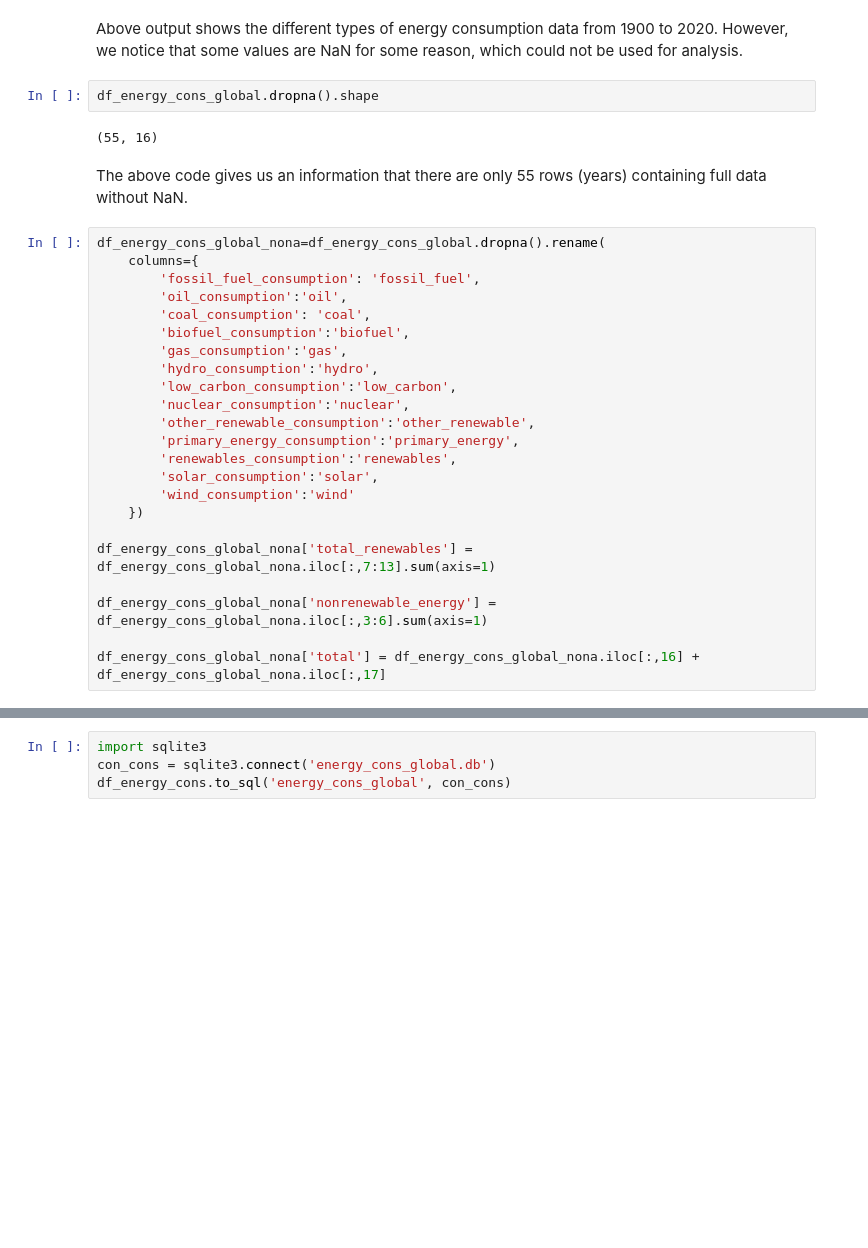
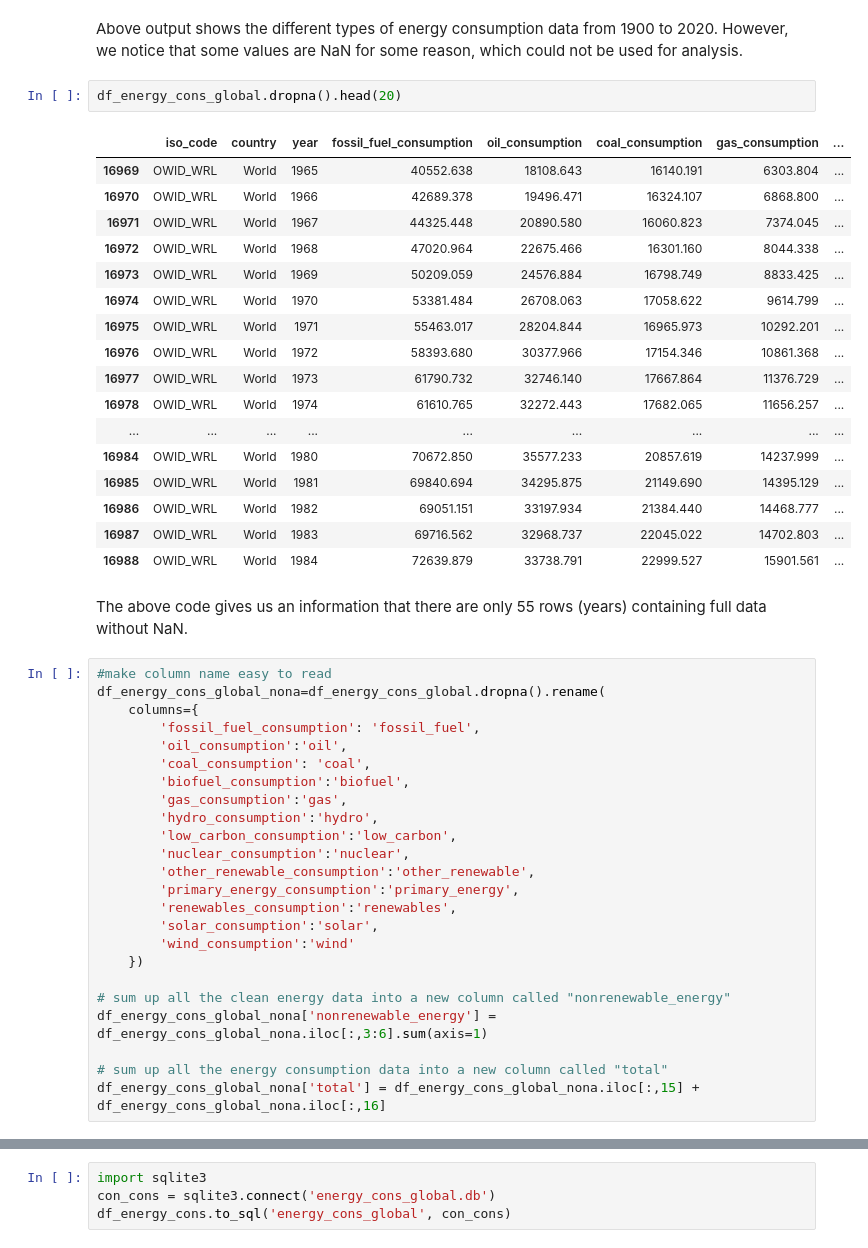
Before and after one commit to AIXjing/energy-data, a Jupyter notebook: Extract data.ipynb, the cells around one changed output, grey strips where cells are left out. Drawn from its saved outputs; the diff is of its cells as text; blank space fills up the shorter version.

```diff
--- a/Extract data.ipynb
+++ b/Extract data.ipynb
@@ -50,12 +66,29 @@ df_energy_cons_global
 # %% [markdown]
 Above output shows the different types of energy consumption data from 1900 to 2020. However, we notice that some values are NaN for some reason, which could not be used for analysis.
 # %%
-df_energy_cons_global.dropna().shape
+df_energy_cons_global.dropna().head(20)
 # %% [output]
-(55, 16)
+|  | iso_code | country | year | fossil_fuel_consumption | oil_consumption | coal_consumption | gas_consumption | ... |
+| 16969 | OWID_WRL | World | 1965 | 40552.638 | 18108.643 | 16140.191 | 6303.804 | ... |
+| 16970 | OWID_WRL | World | 1966 | 42689.378 | 19496.471 | 16324.107 | 6868.800 | ... |
+| 16971 | OWID_WRL | World | 1967 | 44325.448 | 20890.580 | 16060.823 | 7374.045 | ... |
+| 16972 | OWID_WRL | World | 1968 | 47020.964 | 22675.466 | 16301.160 | 8044.338 | ... |
+| 16973 | OWID_WRL | World | 1969 | 50209.059 | 24576.884 | 16798.749 | 8833.425 | ... |
+| 16974 | OWID_WRL | World | 1970 | 53381.484 | 26708.063 | 17058.622 | 9614.799 | ... |
+| 16975 | OWID_WRL | World | 1971 | 55463.017 | 28204.844 | 16965.973 | 10292.201 | ... |
+| 16976 | OWID_WRL | World | 1972 | 58393.680 | 30377.966 | 17154.346 | 10861.368 | ... |
+| 16977 | OWID_WRL | World | 1973 | 61790.732 | 32746.140 | 17667.864 | 11376.729 | ... |
+| 16978 | OWID_WRL | World | 1974 | 61610.765 | 32272.443 | 17682.065 | 11656.257 | ... |
+| ... | ... | ... | ... | ... | ... | ... | ... | ... |
+| 16984 | OWID_WRL | World | 1980 | 70672.850 | 35577.233 | 20857.619 | 14237.999 | ... |
+| 16985 | OWID_WRL | World | 1981 | 69840.694 | 34295.875 | 21149.690 | 14395.129 | ... |
+| 16986 | OWID_WRL | World | 1982 | 69051.151 | 33197.934 | 21384.440 | 14468.777 | ... |
+| 16987 | OWID_WRL | World | 1983 | 69716.562 | 32968.737 | 22045.022 | 14702.803 | ... |
+| 16988 | OWID_WRL | World | 1984 | 72639.879 | 33738.791 | 22999.527 | 15901.561 | ... |
 # %% [markdown]
 The above code gives us an information that there are only 55 rows (years) containing full data without NaN.
 # %%
+#make column name easy to read
 df_energy_cons_global_nona=df_energy_cons_global.dropna().rename(
     columns={
         'fossil_fuel_consumption': 'fossil_fuel',
@@ -73,9 +106,9 @@ df_energy_cons_global_nona=df_energy_cons_global.dropna().rename(
         'wind_consumption':'wind'
     })
 
-df_energy_cons_global_nona['total_renewables'] = df_energy_cons_global_nona.iloc[:,7:13].sum(axis=1)
-
+# sum up all the clean energy data into a new column called "nonrenewable_energy"
 df_energy_cons_global_nona['nonrenewable_energy'] = df_energy_cons_global_nona.iloc[:,3:6].sum(axis=1)
 
-df_energy_cons_global_nona['total'] = df_energy_cons_global_nona.iloc[:,16] + df_energy_cons_global_nona.iloc[:,17]
+# sum up all the energy consumption data into a new column called "total"
+df_energy_cons_global_nona['total'] = df_energy_cons_global_nona.iloc[:,15] + df_energy_cons_global_nona.iloc[:,16]
 # %%
```
Also changed, not shown: parts of 15 cells of this notebook, 1 other file.
